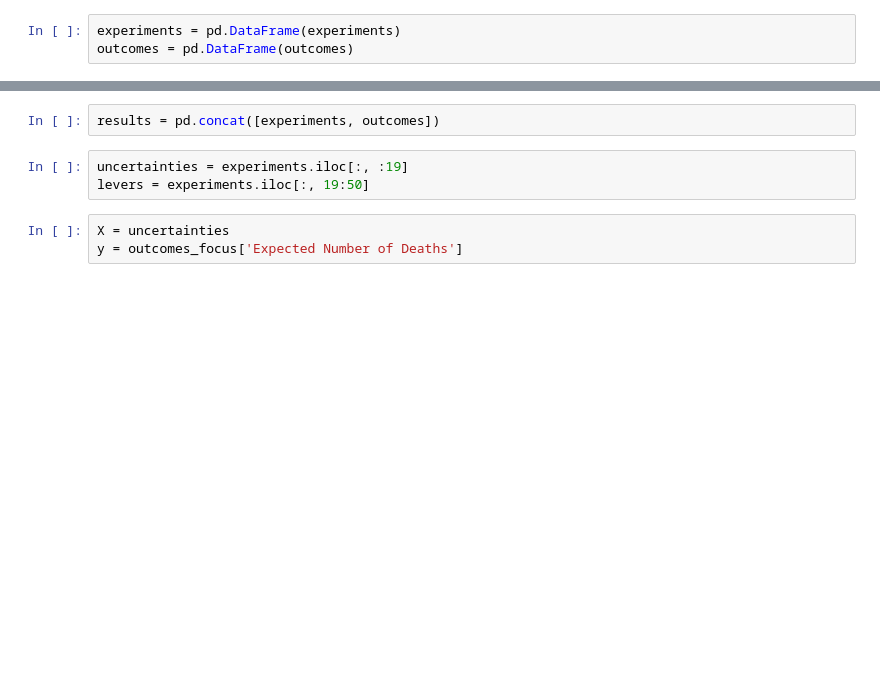
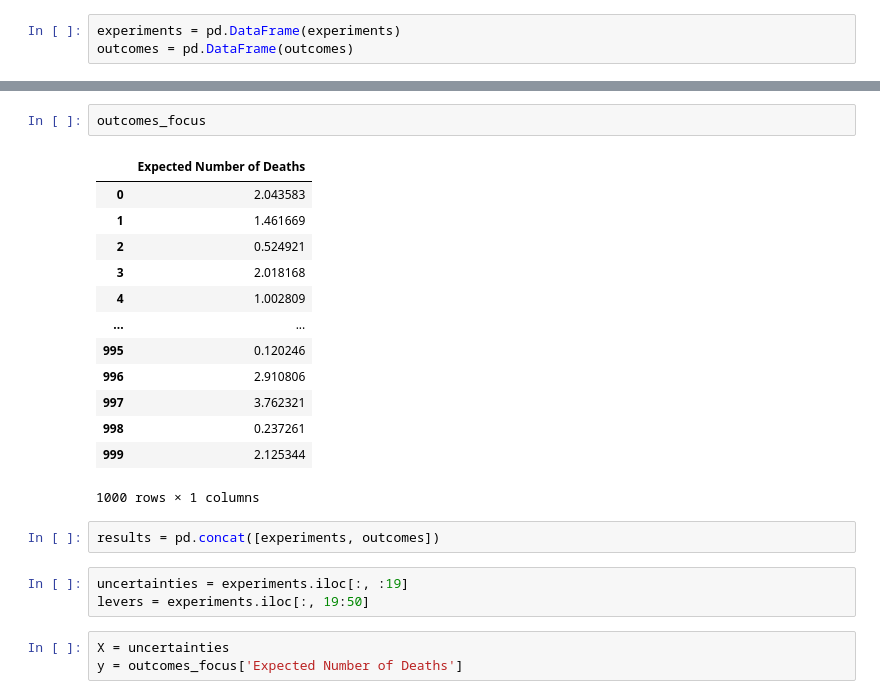
Before and after one commit to leonarddevijfde/MBD-repository, a Jupyter notebook: PRIM.ipynb, the cells around one changed output, grey strips where cells are left out. Drawn from its saved outputs; the diff is of its cells as text; blank space fills up the shorter version.

```diff
--- a/PRIM.ipynb
+++ b/PRIM.ipynb
@@ -16,3 +34,19 @@ outcomes_focus = outcomes.drop(columns=['All Costs'])
+# %%
+outcomes_focus
+# %% [output]
+|  | Expected Number of Deaths |
+| 0 | 2.043583 |
+| 1 | 1.461669 |
+| 2 | 0.524921 |
+| 3 | 2.018168 |
+| 4 | 1.002809 |
+| ... | ... |
+| 995 | 0.120246 |
+| 996 | 2.910806 |
+| 997 | 3.762321 |
+| 998 | 0.237261 |
+| 999 | 2.125344 |
+1000 rows × 1 columns
 # %%
 results = pd.concat([experiments, outcomes])
 # %%
```
Also changed, not shown: parts of 17 cells of this notebook.
